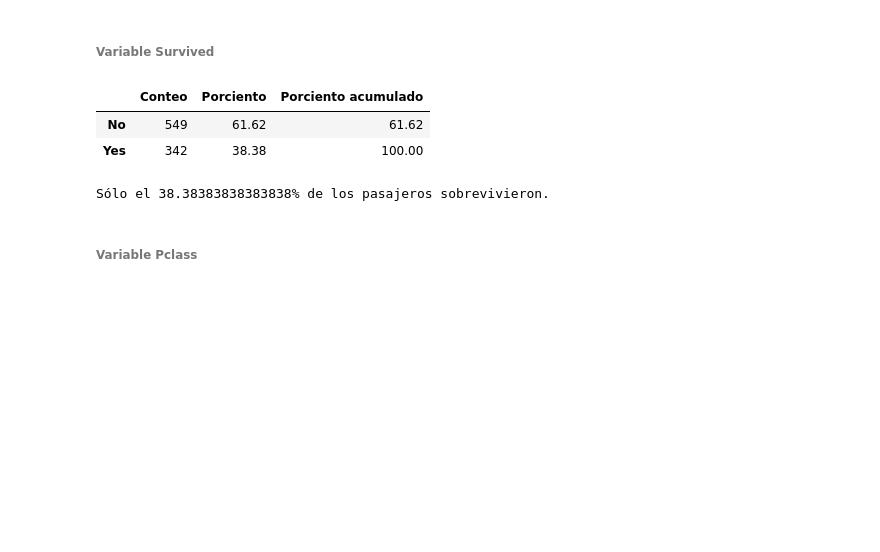
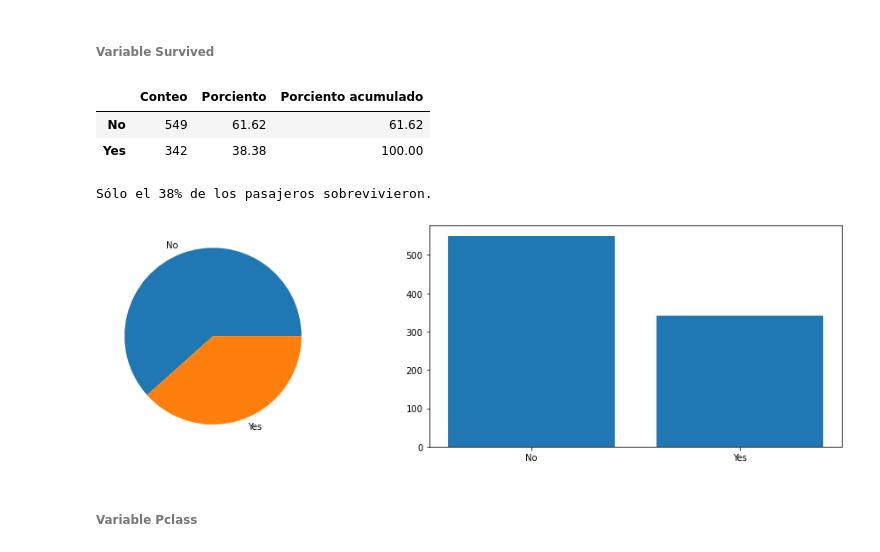
Before and after one commit to yanaySG/proyecto_python_AFI, a Jupyter notebook: Ejercicio3_Titanic.ipynb, the cells around one changed output. Cells and saved outputs as stored; diff of their text form; code cells hidden in the pictures; blank space fills up the shorter version.

```diff
--- a/Ejercicio3_Titanic.ipynb
+++ b/Ejercicio3_Titanic.ipynb
@@ -135,18 +137,31 @@ categorical_variables.head(5)
 # %%
 c_survived = categorical_variables['Survived'].value_counts()
 p_survived = 100 * c_survived / len(categorical_variables['Survived'])
 acum_p_survived = p_survived.cumsum()
 
 surv_df = pd.concat([c_survived, p_survived, acum_p_survived], axis=1, keys=['Conteo', 'Porciento', 'Porciento acumulado'])
 
 display(round(surv_df,2))
 
-print("Sólo el " + str(p_survived[1]) + "% de los pasajeros sobrevivieron.")
+print("Sólo el " + str(round(p_survived[1])) + "% de los pasajeros sobrevivieron.")
+
+# plotting
+plt.figure(figsize=(20, 4))
+
+plt.subplot(131)
+plt.pie(surv_df['Conteo'], labels = surv_df.index)
+
+plt.subplot(132)
+plt.bar(surv_df.index, surv_df['Conteo'])
+
+plt.tight_layout()
+#plt.show()
 # %% [output]
 |  | Conteo | Porciento | Porciento acumulado |
 | No | 549 | 61.62 | 61.62 |
 | Yes | 342 | 38.38 | 100.00 |
-Sólo el 38.38383838383838% de los pasajeros sobrevivieron.
+Sólo el 38% de los pasajeros sobrevivieron.
+[figure, added]
 # %% [markdown]
 ###### Variable Pclass
 # %%
```
Also changed, not shown: parts of 2 cells of this notebook.
